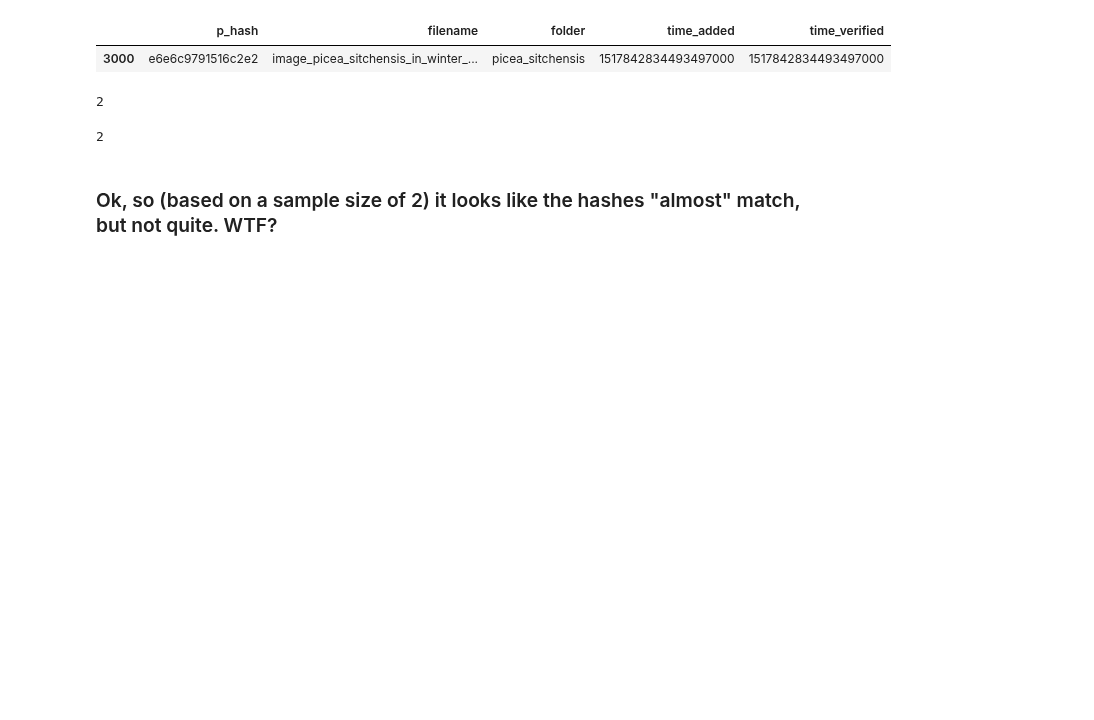
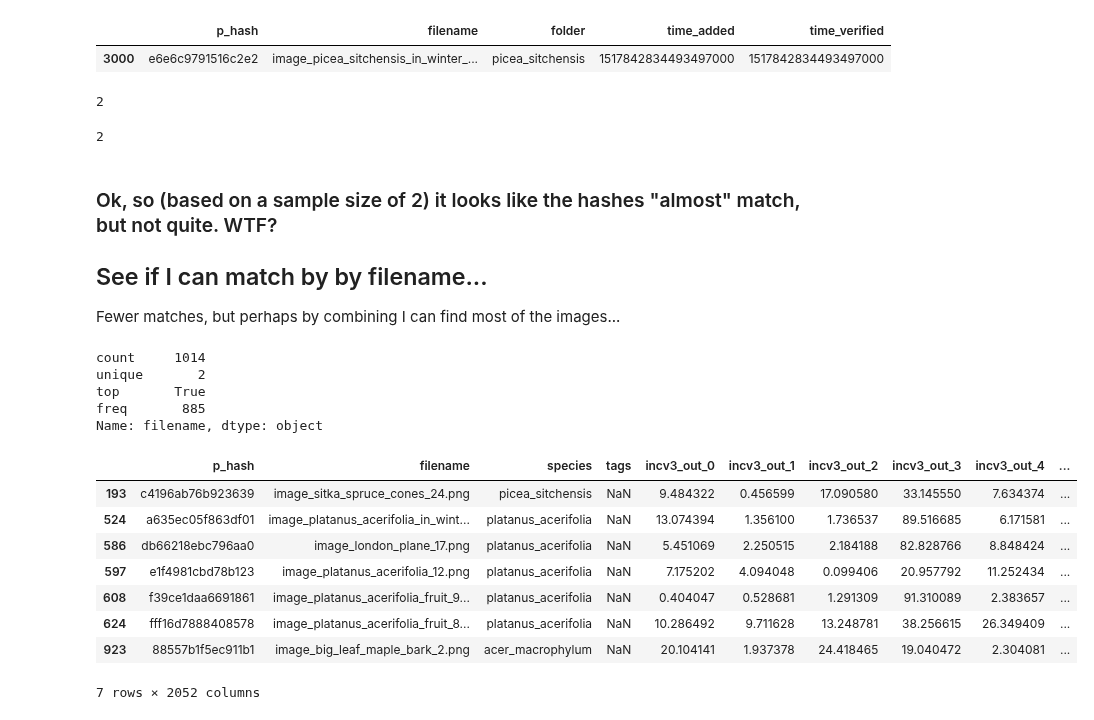
Before and after one commit to NathanielBlairStahn/tree-logic, a Jupyter notebook: notebooks_gb_3_classes/update_image_paths.ipynb, the cells around one changed output. Saved outputs shown, nothing was run; the diff lists cells and outputs as text; code cells hidden in the pictures; blank space fills up the shorter version.

Commit message:
add comment to image_manager, try finding missing images by filename

```diff
--- a/notebooks_gb_3_classes/update_image_paths.ipynb
+++ b/notebooks_gb_3_classes/update_image_paths.ipynb
@@ -264,3 +264,27 @@ imagehash.hex_to_hash('e6e6c9791516c2c3') - imagehash.hex_to_hash('e6e6c9791516c
 2
 # %% [markdown]
 ### Ok, so (based on a sample size of 2) it looks like the hashes "almost" match, but not quite. WTF?
+
+## See if I can match by by filename...
+Fewer matches, but perhaps by combining I can find most of the images...
+# %%
+tree_features_df['filename'].isin(manager.image_df['filename']).describe()
+# %% [output]
+count     1014
+unique       2
+top       True
+freq       885
+Name: filename, dtype: object
+# %%
+#Find all images in original features df where neither the hash nor the filename match anything in the new database
+tree_features_df[~(tree_features_df['p_hash'].isin(manager.image_df['p_hash']) | tree_features_df['filename'].isin(manager.image_df['filename']))]
+# %% [output]
+|  | p_hash | filename | species | tags | incv3_out_0 | incv3_out_1 | incv3_out_2 | incv3_out_3 | incv3_out_4 | ... |
+| 193 | c4196ab76b923639 | image_sitka_spruce_cones_24.png | picea_sitchensis | NaN | 9.484322 | 0.456599 | 17.090580 | 33.145550 | 7.634374 | ... |
+| 524 | a635ec05f863df01 | image_platanus_acerifolia_in_wint... | platanus_acerifolia | NaN | 13.074394 | 1.356100 | 1.736537 | 89.516685 | 6.171581 | ... |
+| 586 | db66218ebc796aa0 | image_london_plane_17.png | platanus_acerifolia | NaN | 5.451069 | 2.250515 | 2.184188 | 82.828766 | 8.848424 | ... |
+| 597 | e1f4981cbd78b123 | image_platanus_acerifolia_12.png | platanus_acerifolia | NaN | 7.175202 | 4.094048 | 0.099406 | 20.957792 | 11.252434 | ... |
+| 608 | f39ce1daa6691861 | image_platanus_acerifolia_fruit_9... | platanus_acerifolia | NaN | 0.404047 | 0.528681 | 1.291309 | 91.310089 | 2.383657 | ... |
+| 624 | fff16d7888408578 | image_platanus_acerifolia_fruit_8... | platanus_acerifolia | NaN | 10.286492 | 9.711628 | 13.248781 | 38.256615 | 26.349409 | ... |
+| 923 | 88557b1f5ec911b1 | image_big_leaf_maple_bark_2.png | acer_macrophylum | NaN | 20.104141 | 1.937378 | 24.418465 | 19.040472 | 2.304081 | ... |
+7 rows × 2052 columns
```
Also changed, not shown: parts of 1 cell of this notebook, 1 other file.
